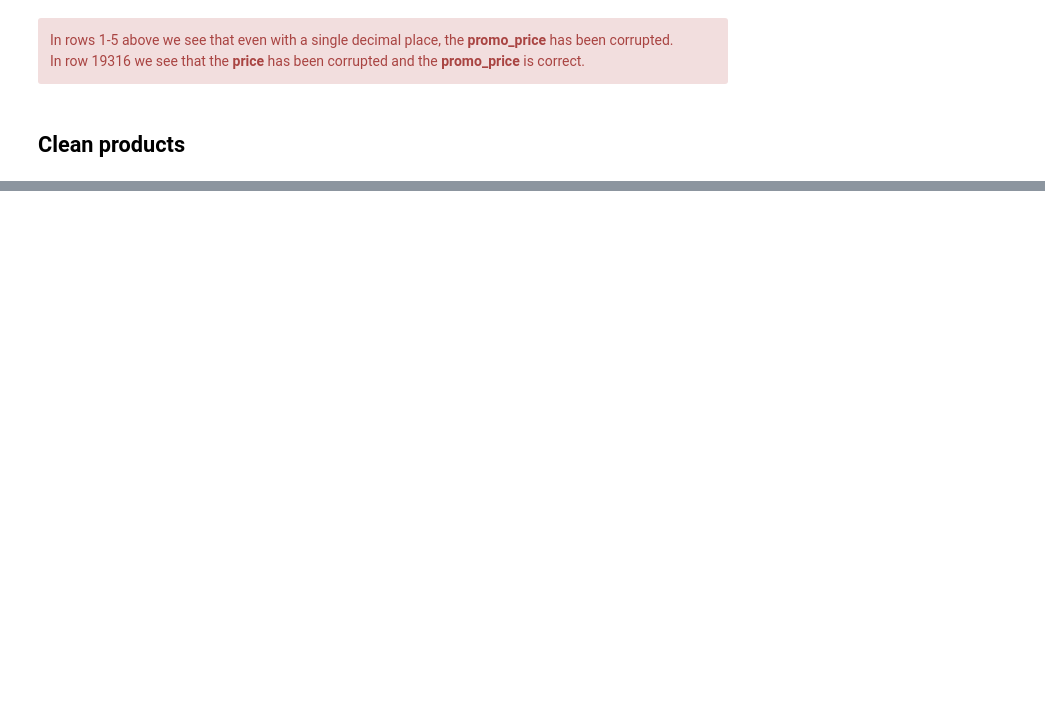
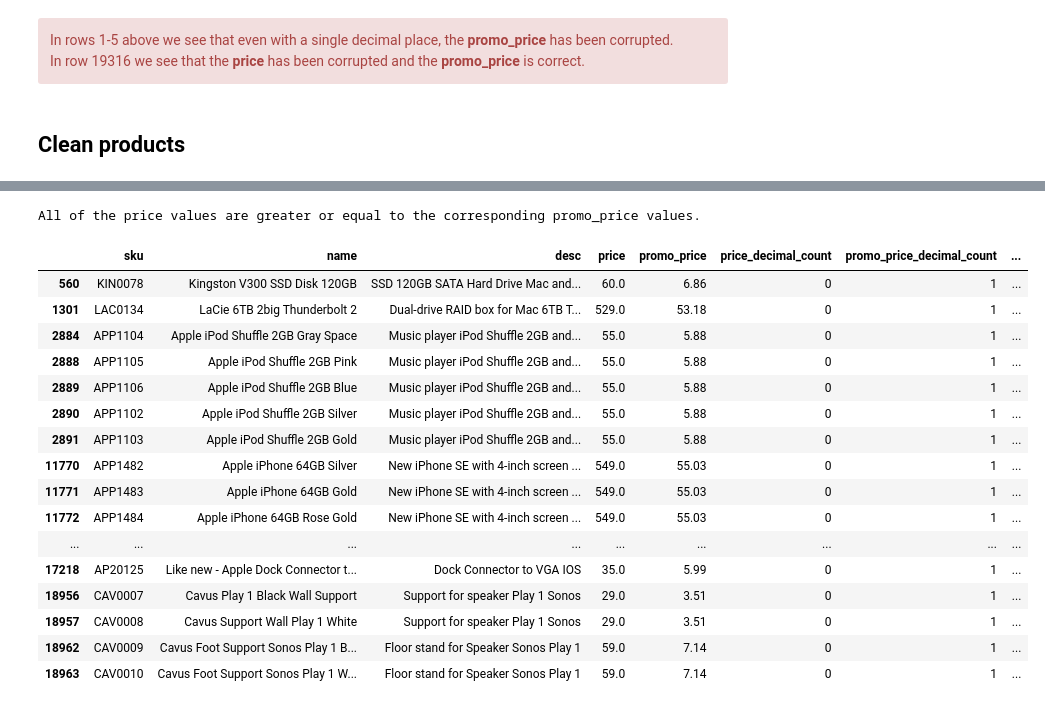
Before and after one commit to Donal-Flanagan/Eniac_discount_analysis, a Jupyter notebook: notebooks/1 - initial_imports_and_data_cleaning/explore_products.ipynb, the cells around one changed output, grey strips where cells are left out. Saved outputs shown, nothing was run; the diff lists cells and outputs as text; code cells hidden in the pictures; blank space fills up the shorter version.

Commit message:
Experimented with cleaning prices in products.csv directly

```diff
--- a/notebooks/1 - initial_imports_and_data_cleaning/explore_products.ipynb
+++ b/notebooks/1 - initial_imports_and_data_cleaning/explore_products.ipynb
@@ -320,0 +358,19 @@ This represents 45.49% of the data.
+# %%
+# Create a copy of the dataset
+products_temp = products.copy()
+
+# create a new column with the amount of dots in the unit_price column
+products_temp['price_decimal_count'] = products_temp['price'].str.count(r'\.')
+products_temp['promo_price_decimal_count'] = products_temp['promo_price'].str.count(r'\.')
+
+# Group by the num decimal columns and get the count & percentage for each group
+grouped_counts = products_temp.groupby(
+    ['price_decimal_count', 'promo_price_decimal_count']
+).size().reset_index(name='count')
+
+# Calculate the percentage of each group relative to the total number of rows
+total_rows = len(products_temp)
+grouped_counts['percentage'] = (grouped_counts['count'] / total_rows) * 100
+
+# Display the resulting dataframe
+grouped_counts.sort_values('percentage', ascending=False)
@@ -320,0 +513,13 @@ This represents 45.49% of the data.
+# %%
+'''
+We're going to have to move the decimal point until the promo_price is less than or equal to the price
+'''
+# Copy the data again so the prices are back in str form
+skus = products_temp[
+    (products_temp.price_decimal_count == 0) &
+    (products_temp.promo_price_decimal_count == 1)
+].sku
+zero_one_decimal_data = products_temp[products_temp.sku.isin(skus)].copy()
+
+# Transform the price col to float
+zero_one_decimal_data.price = zero_one_decimal_data.price.astype('float')
@@ -320,0 +587,27 @@ This represents 45.49% of the data.
+# %%
+corrupted_price_skus = test_price_greater_or_equal_to_promo_price(test_data)
+# %% [output]
+All of the price values are greater or equal to the corresponding promo_price values.
+# %%
+test_data = add_discount_percentage_col(test_data)
+
+outliers = check_for_outliers(test_data)
+outliers
+# %% [output]
+|  | sku | name | desc | price | promo_price | price_decimal_count | promo_price_decimal_count | ... |
+| 560 | KIN0078 | Kingston V300 SSD Disk 120GB | SSD 120GB SATA Hard Drive Mac and... | 60.0 | 6.86 | 0 | 1 | ... |
+| 1301 | LAC0134 | LaCie 6TB 2big Thunderbolt 2 | Dual-drive RAID box for Mac 6TB T... | 529.0 | 53.18 | 0 | 1 | ... |
+| 2884 | APP1104 | Apple iPod Shuffle 2GB Gray Space | Music player iPod Shuffle 2GB and... | 55.0 | 5.88 | 0 | 1 | ... |
+| 2888 | APP1105 | Apple iPod Shuffle 2GB Pink | Music player iPod Shuffle 2GB and... | 55.0 | 5.88 | 0 | 1 | ... |
+| 2889 | APP1106 | Apple iPod Shuffle 2GB Blue | Music player iPod Shuffle 2GB and... | 55.0 | 5.88 | 0 | 1 | ... |
+| 2890 | APP1102 | Apple iPod Shuffle 2GB Silver | Music player iPod Shuffle 2GB and... | 55.0 | 5.88 | 0 | 1 | ... |
+| 2891 | APP1103 | Apple iPod Shuffle 2GB Gold | Music player iPod Shuffle 2GB and... | 55.0 | 5.88 | 0 | 1 | ... |
+| 11770 | APP1482 | Apple iPhone 64GB Silver | New iPhone SE with 4-inch screen ... | 549.0 | 55.03 | 0 | 1 | ... |
+| 11771 | APP1483 | Apple iPhone 64GB Gold | New iPhone SE with 4-inch screen ... | 549.0 | 55.03 | 0 | 1 | ... |
+| 11772 | APP1484 | Apple iPhone 64GB Rose Gold | New iPhone SE with 4-inch screen ... | 549.0 | 55.03 | 0 | 1 | ... |
+| ... | ... | ... | ... | ... | ... | ... | ... | ... |
+| 17218 | AP20125 | Like new - Apple Dock Connector t... | Dock Connector to VGA IOS | 35.0 | 5.99 | 0 | 1 | ... |
+| 18956 | CAV0007 | Cavus Play 1 Black Wall Support | Support for speaker Play 1 Sonos | 29.0 | 3.51 | 0 | 1 | ... |
+| 18957 | CAV0008 | Cavus Support Wall Play 1 White | Support for speaker Play 1 Sonos | 29.0 | 3.51 | 0 | 1 | ... |
+| 18962 | CAV0009 | Cavus Foot Support Sonos Play 1 B... | Floor stand for Speaker Sonos Play 1 | 59.0 | 7.14 | 0 | 1 | ... |
+| 18963 | CAV0010 | Cavus Foot Support Sonos Play 1 W... | Floor stand for Speaker Sonos Play 1 | 59.0 | 7.14 | 0 | 1 | ... |
```
Also changed, not shown: parts of 23 cells of this notebook.
